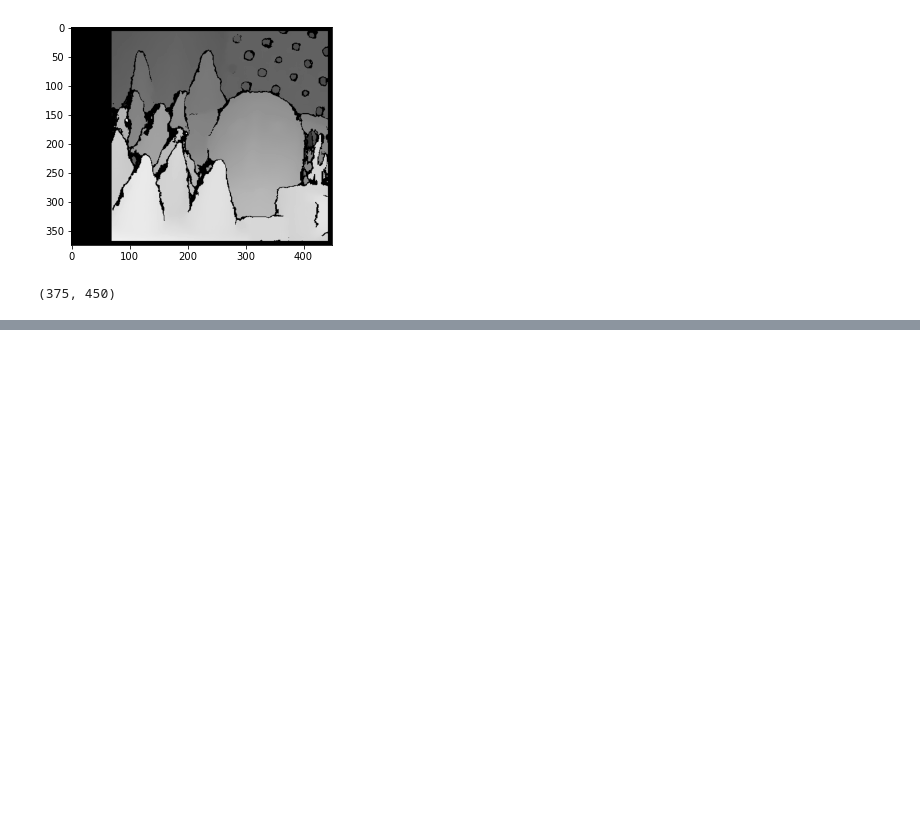
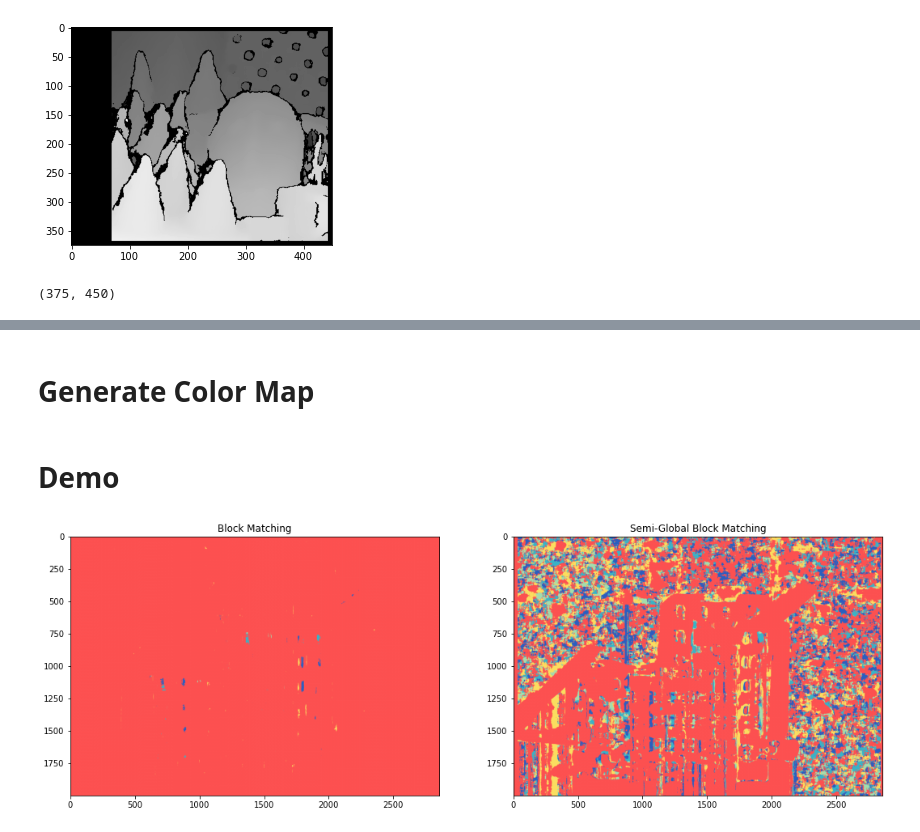
Before and after one commit to Dooomino/Stereoscopic-Demo, a Jupyter notebook: Example Code.ipynb, the cells around one changed output, grey strips where cells are left out. Cells and saved outputs as stored; diff of their text form; code cells hidden in the pictures; blank space fills up the shorter version.

```diff
--- a/Example Code.ipynb
+++ b/Example Code.ipynb
@@ -36,0 +68,40 @@ AttributeError: 'numpy.ndarray' object has no attribute 'set_title'
+# %% [markdown]
+# Generate Color Map
+# %%
+def genColor(pixel,nmin,nmax,colorP):
+    steps = len(colorP)
+    pos = pixel/nmax
+    return np.array(colorP[int(steps*pos)-1])/255
+# %%
+def genColorMap(depth,colorPlatte):
+    colorMap = np.zeros((depth.shape[0],depth.shape[1],3))
+    mind = np.min(depth)
+    maxd = np.max(depth)
+    for i in range(colorMap.shape[0]):
+        for j in range(colorMap.shape[1]):
+            colorMap[i,j] = genColor(depth[i,j],mind,maxd,colorPlatte)
+    return colorMap
+# %% [markdown]
+# Demo
+# %%
+left_img ='swordL.png'
+right_img ='swordR.png'
+blockSize = 35
+numberDisp = 32
+# %%
+imgL = cv.imread(left_img,0)
+imgR = cv.imread(right_img,0)
+depth_bm = genDepthBM(imgL,imgR,number_dispisparities=numberDisp, block_size=blockSize)
+depth_sgbm = genDepthSGBM(imgL,imgR,number_dispisparities=numberDisp, block_size=blockSize)
+
+color_depth_bm = genColorMap(depth_bm,Colors)
+color_depth_sgbm = genColorMap(depth_sgbm,Colors)
+# %%
+fig , axs = plt.subplots(1,2,figsize=(18,20))
+axs[0].imshow(color_depth_bm)
+axs[0].set_title('Block Matching')
+axs[1].imshow(color_depth_sgbm)
+axs[1].set_title('Semi-Global Block Matching')
+plt.show()
+# %% [output]
+[figure, added]
```
Also changed, not shown: parts of 12 cells of this notebook, 2 other files.
